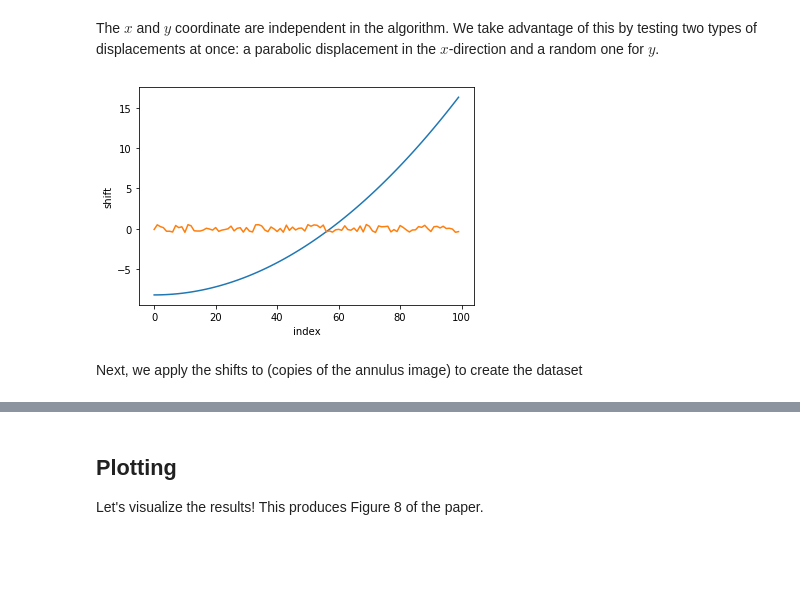
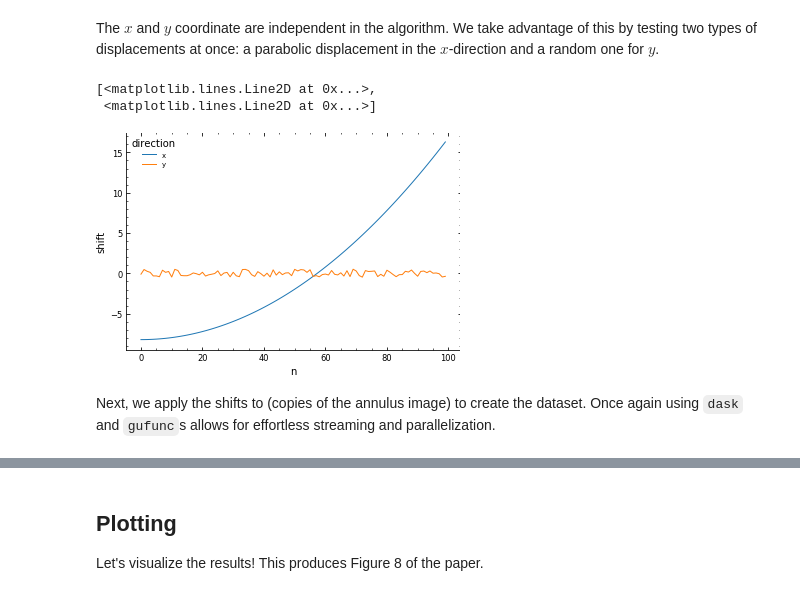
Before and after one commit to TAdeJong/LEEM-analysis, a Jupyter notebook: 4 - Accuracy testing.ipynb, the cells around one changed output, grey strips where cells are left out. Saved outputs shown, nothing was run; the diff lists cells and outputs as text; code cells hidden in the pictures; blank space fills up the shorter version.

```diff
--- a/4 - Accuracy testing.ipynb
+++ b/4 - Accuracy testing.ipynb
@@ -32,20 +35,24 @@ The $x$ and $y$ coordinate are independent in the algorithm. We take advantage o
 # %%
 length = 100
 dE = 10
 x = np.arange(length)
 xshifts = x**2/(4*length)
 xshifts -= xshifts.mean()
-plt.plot(xshifts)
 np.random.seed(42)
 yshifts = np.random.random(length)
 yshifts -= yshifts.mean()
-plt.plot(yshifts)
-plt.ylabel('shift')
-plt.xlabel('index');
+trueshifts = xr.DataArray(np.stack([xshifts, yshifts]),
+                          dims=('direction', 'n'),
+                          coords={'n':np.arange(length),
+                                  'direction': ['x','y']},
+                          name='shift')
+trueshifts.plot(hue='direction')
 # %% [output]
+[<matplotlib.lines.Line2D at 0x...>,
+ <matplotlib.lines.Line2D at 0x...>]
-[figure, old version]
+[figure, new version]
 # %% [markdown]
-Next, we apply the shifts to (copies of the annulus image) to create the dataset
+Next, we apply the shifts to (copies of the annulus image) to create the dataset. Once again using `dask` and `gufunc`s allows for effortless streaming and parallelization.
 # %%
 #Todo: deduplicate (w.r.t. Driftcorrection) by moving to Registration. auto output_dtypes not supported by da.as_gufunc
 @da.as_gufunc(signature="(i,j),(2)->(i,j)", output_dtypes=float, vectorize=True)
```
Also changed, not shown: parts of 6 cells of this notebook, 11 other files.
